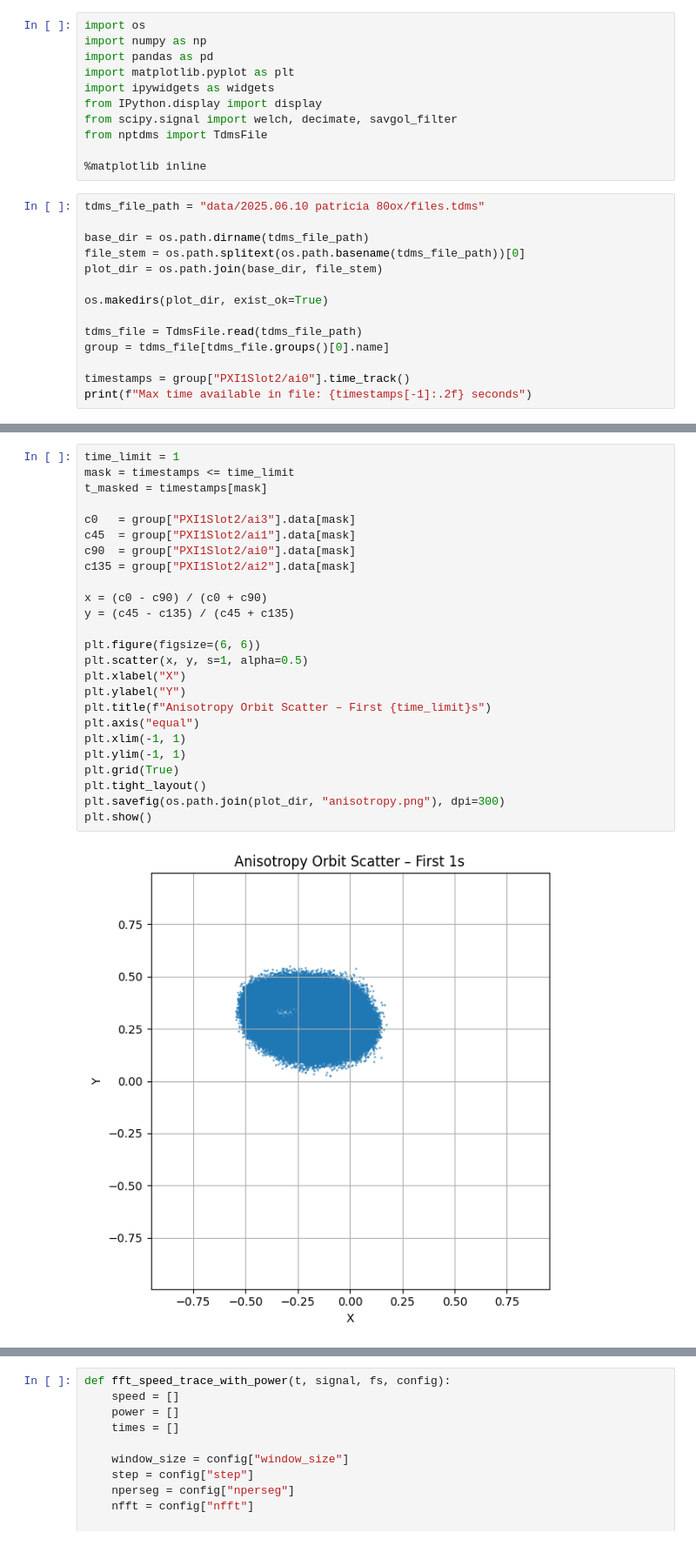
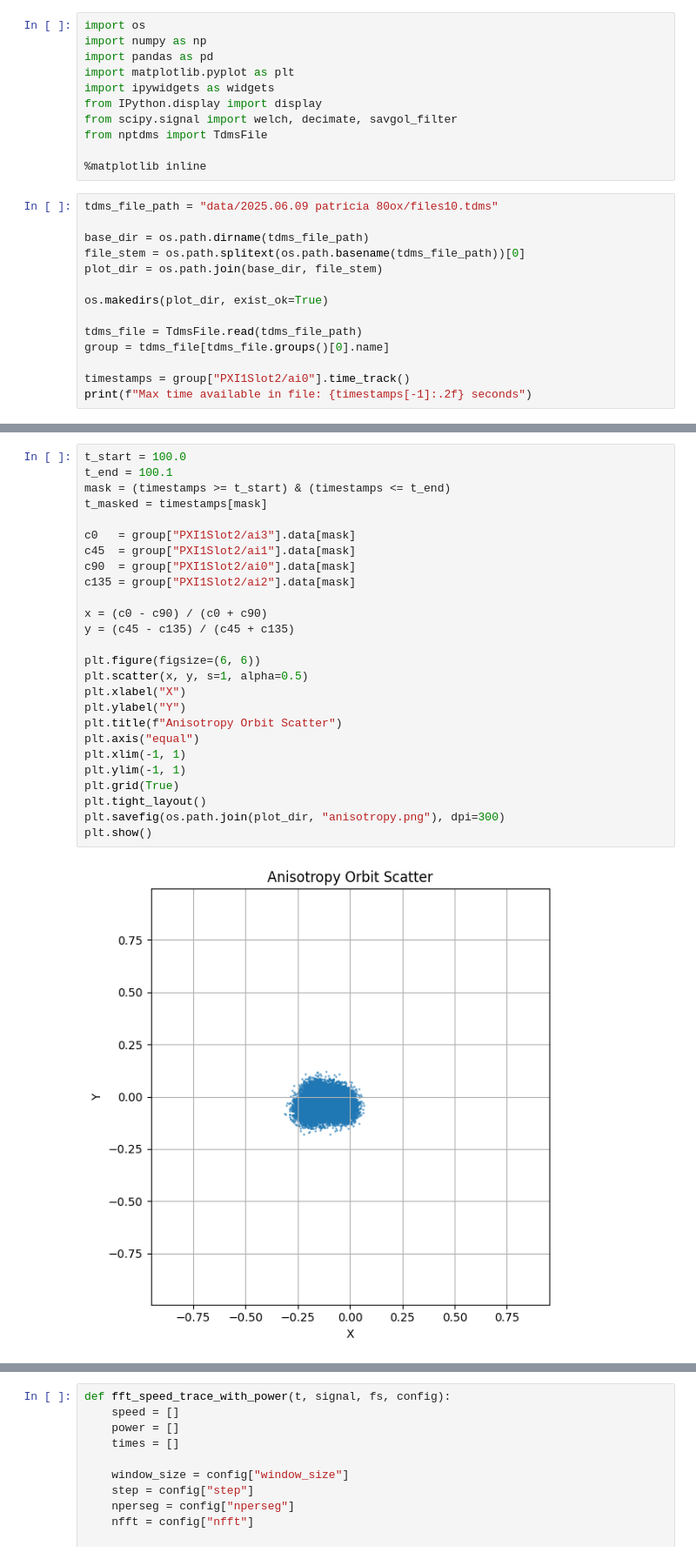
Before and after one commit to haibaraaaaai/BFMRod, a Jupyter notebook: check_speed.ipynb, the cells around one changed output, grey strips where cells are left out. Shown at 87% size. Drawn from its saved outputs; the diff is of its cells as text.

Commit message:
patricia v2

```diff
--- a/check_speed.ipynb
+++ b/check_speed.ipynb
@@ -10,7 +10,7 @@ from nptdms import TdmsFile
 
 %matplotlib inline
 # %%
-tdms_file_path = "data/2025.06.10 patricia 80ox/files.tdms"
+tdms_file_path = "data/2025.06.09 patricia 80ox/files10.tdms"
 
 base_dir = os.path.dirname(tdms_file_path)
 file_stem = os.path.splitext(os.path.basename(tdms_file_path))[0]
@@ -28,28 +28,29 @@ Max time available in file: 607.00 seconds
 # %%
-time_limit = 1
-mask = timestamps <= time_limit
+t_start = 100.0
+t_end = 100.1
+mask = (timestamps >= t_start) & (timestamps <= t_end)
 t_masked = timestamps[mask]
 
 c0   = group["PXI1Slot2/ai3"].data[mask]
 c45  = group["PXI1Slot2/ai1"].data[mask]
 c90  = group["PXI1Slot2/ai0"].data[mask]
 c135 = group["PXI1Slot2/ai2"].data[mask]
 
 x = (c0 - c90) / (c0 + c90)
 y = (c45 - c135) / (c45 + c135)
 
 plt.figure(figsize=(6, 6))
 plt.scatter(x, y, s=1, alpha=0.5)
 plt.xlabel("X")
 plt.ylabel("Y")
-plt.title(f"Anisotropy Orbit Scatter – First {time_limit}s")
+plt.title(f"Anisotropy Orbit Scatter")
 plt.axis("equal")
 plt.xlim(-1, 1)
 plt.ylim(-1, 1)
 plt.grid(True)
 plt.tight_layout()
 plt.savefig(os.path.join(plot_dir, "anisotropy.png"), dpi=300)
 plt.show()
 # %% [output]
-[figure, old version]
+[figure, new version]
 # %%
```
Also changed, not shown: parts of 5 cells of this notebook, 8 other files.
